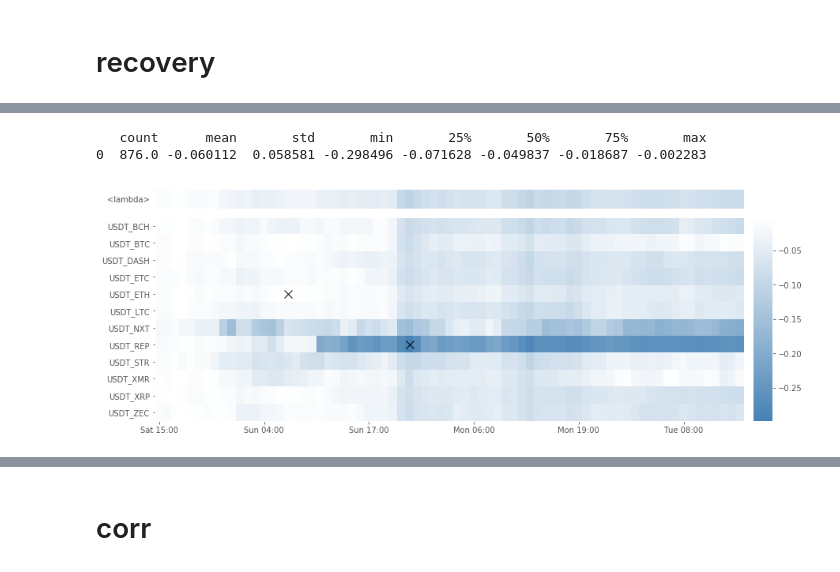
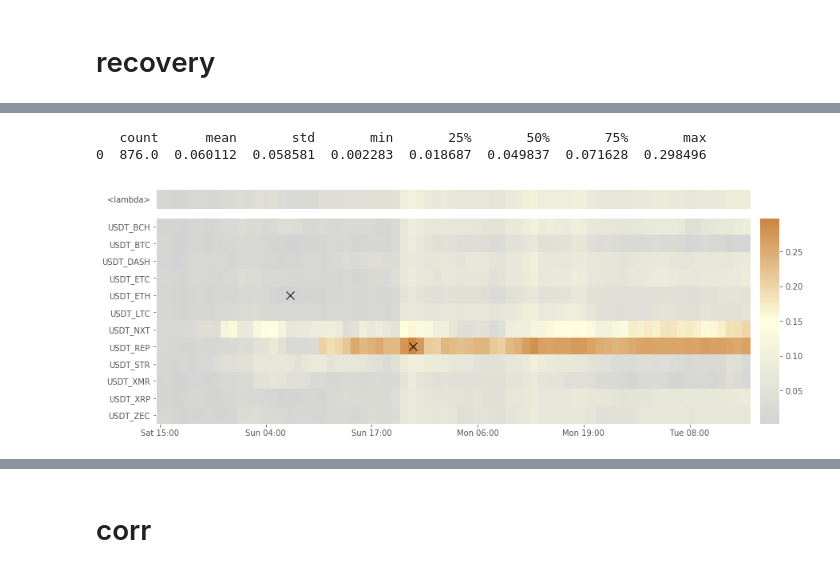
Before and after one commit to Sahanduiuc/cryptoz, a Jupyter notebook: Workbook.ipynb, the cells around one changed output, grey strips where cells are left out. Saved outputs shown, nothing was run; the diff lists cells and outputs as text; code cells hidden in the pictures.

```diff
--- a/Workbook.ipynb
+++ b/Workbook.ipynb
@@ -78,12 +78,12 @@ dtype: float64
 # %%
 df = stats.recovery.resample_dd(ohlc, lambda df: df.mean(), '1h')
 
-cmap = cryptoz.plot.continuous_cmap(['steelblue', 'white'])
+cmap = cryptoz.plot.continuous_cmap(['lightgrey', 'lightyellow', 'peru'])
 cryptoz.plot.evolution(df, cmap=cmap)
 # %% [output]
    count      mean       std       min       25%       50%       75%       max
-0  876.0 -0.060112  0.058581 -0.298496 -0.071628 -0.049837 -0.018687 -0.002283
+0  876.0  0.060112  0.058581  0.002283  0.018687  0.049837  0.071628  0.298496
-[figure, old version]
+[figure, new version]
 # %%
 stats.recovery.maxdd_duration(ohlc)
 # %% [output]
```
Also changed, not shown: parts of 10 cells of this notebook, 4 other files.
